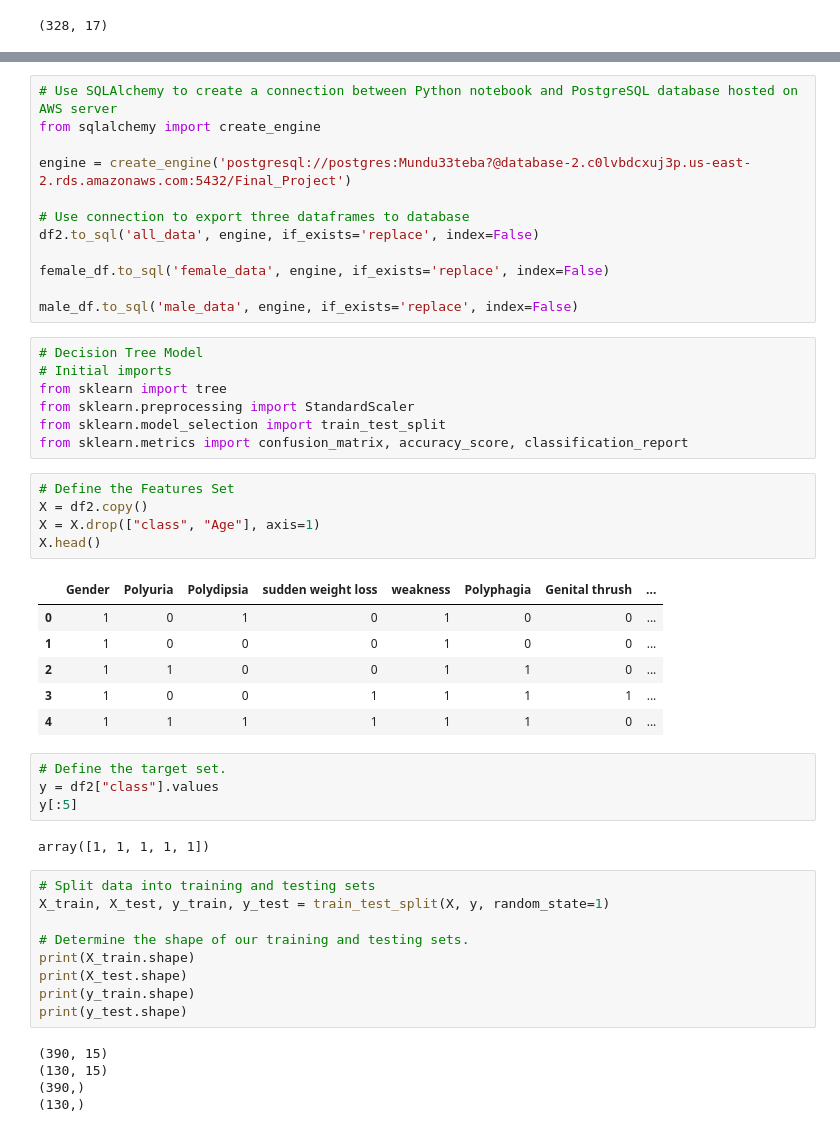
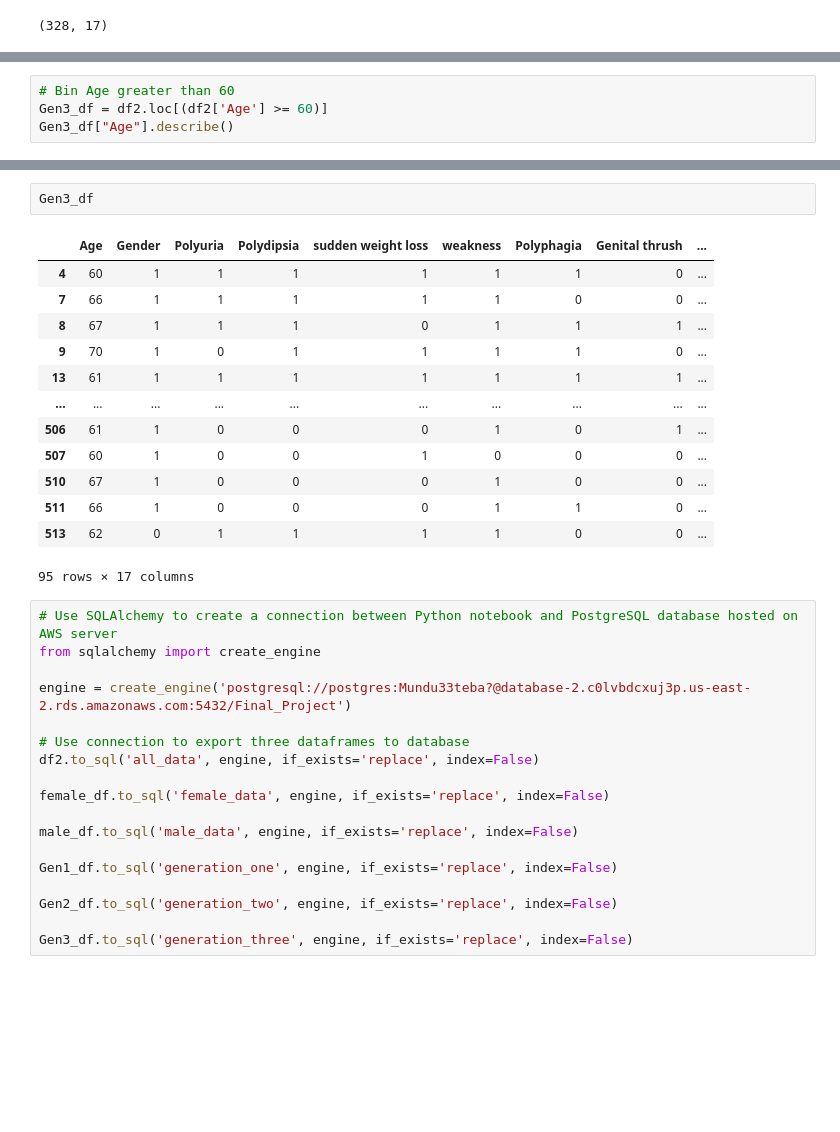
Before and after one commit to asadca4u/Final_Project_Group_Five, a Jupyter notebook: Diabetes_ETL.ipynb, the cells around one changed output, grey strips where cells are left out. Drawn from its saved outputs; the diff is of its cells as text; blank space fills up the shorter version.

```diff
--- a/Diabetes_ETL.ipynb
+++ b/Diabetes_ETL.ipynb
@@ -91,0 +164,4 @@ male_df.shape
+# %%
+# Bin Age greater than 60
+Gen3_df = df2.loc[(df2['Age'] >= 60)]
+Gen3_df["Age"].describe()
@@ -92,3 +178,19 @@ male_df.shape
+# %%
+Gen3_df
+# %% [output]
+|  | Age | Gender | Polyuria | Polydipsia | sudden weight loss | weakness | Polyphagia | Genital thrush | ... |
+| 4 | 60 | 1 | 1 | 1 | 1 | 1 | 1 | 0 | ... |
+| 7 | 66 | 1 | 1 | 1 | 1 | 1 | 0 | 0 | ... |
+| 8 | 67 | 1 | 1 | 1 | 0 | 1 | 1 | 1 | ... |
+| 9 | 70 | 1 | 0 | 1 | 1 | 1 | 1 | 0 | ... |
+| 13 | 61 | 1 | 1 | 1 | 1 | 1 | 1 | 1 | ... |
+| ... | ... | ... | ... | ... | ... | ... | ... | ... | ... |
+| 506 | 61 | 1 | 0 | 0 | 0 | 1 | 0 | 1 | ... |
+| 507 | 60 | 1 | 0 | 0 | 1 | 0 | 0 | 0 | ... |
+| 510 | 67 | 1 | 0 | 0 | 0 | 1 | 0 | 0 | ... |
+| 511 | 66 | 1 | 0 | 0 | 0 | 1 | 1 | 0 | ... |
+| 513 | 62 | 0 | 1 | 1 | 1 | 1 | 0 | 0 | ... |
+95 rows × 17 columns
 # %%
 # Use SQLAlchemy to create a connection between Python notebook and PostgreSQL database hosted on AWS server
 from sqlalchemy import create_engine
@@ -101,42 +203,9 @@ df2.to_sql('all_data', engine, if_exists='replace', index=False)
 female_df.to_sql('female_data', engine, if_exists='replace', index=False)
 
 male_df.to_sql('male_data', engine, if_exists='replace', index=False)
+
+Gen1_df.to_sql('generation_one', engine, if_exists='replace', index=False)
+
+Gen2_df.to_sql('generation_two', engine, if_exists='replace', index=False)
+
+Gen3_df.to_sql('generation_three', engine, if_exists='replace', index=False)
-# %%
-# Decision Tree Model
-# Initial imports
-from sklearn import tree
-from sklearn.preprocessing import StandardScaler
-from sklearn.model_selection import train_test_split
-from sklearn.metrics import confusion_matrix, accuracy_score, classification_report
-# %%
-# Define the Features Set
-X = df2.copy()
-X = X.drop(["class", "Age"], axis=1)
-X.head()
-# %% [output]
-|  | Gender | Polyuria | Polydipsia | sudden weight loss | weakness | Polyphagia | Genital thrush | ... |
-| 0 | 1 | 0 | 1 | 0 | 1 | 0 | 0 | ... |
-| 1 | 1 | 0 | 0 | 0 | 1 | 0 | 0 | ... |
-| 2 | 1 | 1 | 0 | 0 | 1 | 1 | 0 | ... |
-| 3 | 1 | 0 | 0 | 1 | 1 | 1 | 1 | ... |
-| 4 | 1 | 1 | 1 | 1 | 1 | 1 | 0 | ... |
-# %%
-# Define the target set.
-y = df2["class"].values
-y[:5]
-# %% [output]
-array([1, 1, 1, 1, 1])
-# %%
-# Split data into training and testing sets
-X_train, X_test, y_train, y_test = train_test_split(X, y, random_state=1)
-
-# Determine the shape of our training and testing sets.
-print(X_train.shape)
-print(X_test.shape)
-print(y_train.shape)
-print(y_test.shape)
-# %% [output]
-(390, 15)
-(130, 15)
-(390,)
-(130,)
```
Also changed, not shown: parts of 12 cells of this notebook.
